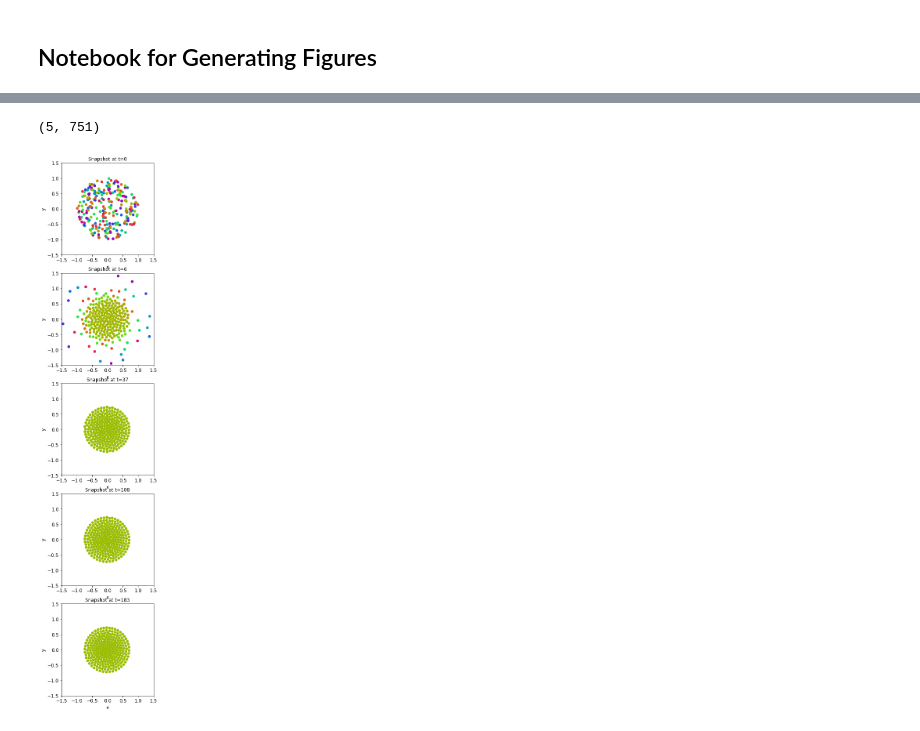
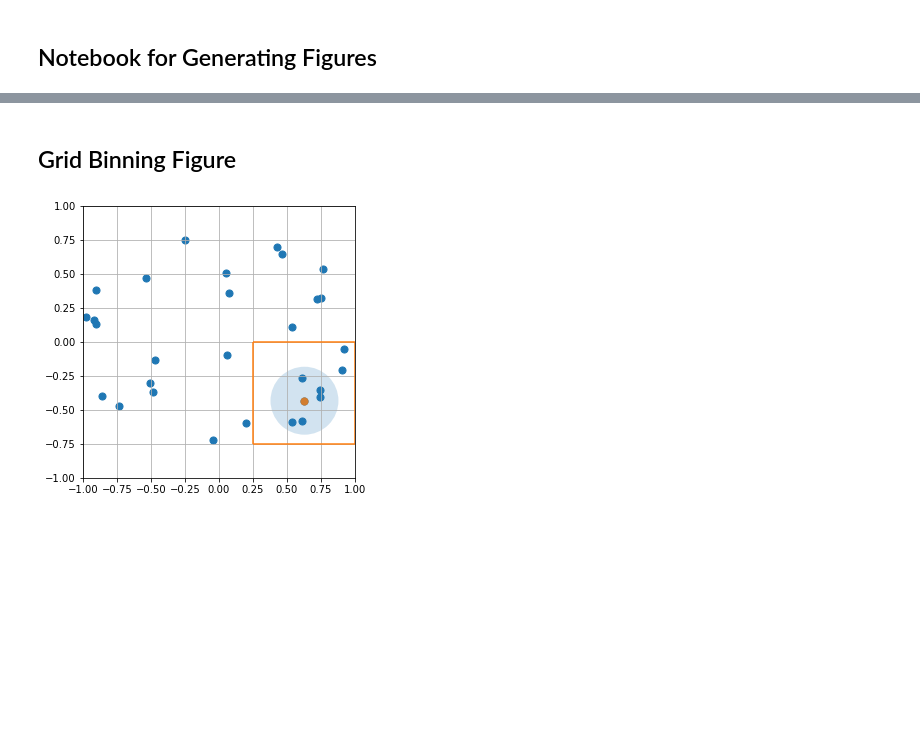
Before and after one commit to jscuds/am225_swarmalators, a Jupyter notebook: Figures.ipynb, the cells around one changed output, grey strips where cells are left out. Cells and saved outputs as stored; diff of their text form; code cells hidden in the pictures; blank space fills up the shorter version.

```diff
--- a/Figures.ipynb
+++ b/Figures.ipynb
@@ -148,10 +162,0 @@ data = data2[:250,:]
-# %%
-fig,ax = plt.subplots(1,1, figsize=(10,10))
-ax.scatter(data[:,1],data[:,2])
-# ax.hlines((max(s[:,4])+min(s[:,4]))/2.-0.25, min(s[:,3]), max(s[:,3]))
-# ax.vlines((max(s[:,3])+min(s[:,3]))/2., min(s[:,4]), max(s[:,4]))
-for i, label in enumerate(data[:,0]):
-    plt.annotate(label, (data[i,1],data[i,2]))
-#     circle = plt.Circle((s[i,3],s[i,4]), 0.5, alpha=0.2)
-#     ax.add_patch(circle)
-plt.show()
@@ -160,17 +163,28 @@ plt.show()
-# %%
-data2[::100].shape
-# %% [output]
-(5, 751)
-# %%
-# process data into separate arrays
-t,x,y,z,theta = split_data(data2[::100])
-# z = np.copy(y)
-
-# plot data
-title = ['$J=0.5, K=0.5$']
-fig,ax = plot(t,x,y,z,theta,title)
-plt.show()
-
-# fig.savefig('figs/' + results + '.png')
-# %% [output]
-[figure, removed]
+# %% [markdown]
+## Grid Binning Figure
+# %%
+random.seed(3)
+x,y = [],[]
+for i in range(30):
+    r, theta = [np.sqrt(random.random())*np.sqrt(1), 2*np.pi*random.random()]
+    x.append(r * np.cos(theta))
+    y.append(r * np.sin(theta))
+# %%
+fig,ax = plt.subplots(1,1, figsize=(5,5))
+
+ax.set_aspect('equal', adjustable='box')
+ax.grid()
+ax.set_xlim([-1,1])
+ax.set_ylim([-1,1])
+ax.hlines([0,-0.75], [0.25,0.25], [1,1], color='C1')
+ax.vlines([0.25,1], [0,0], [-0.75,-0.75], color='C1')
+circle = plt.Circle((x[24],y[24]), 0.25, alpha=0.2)
+ax.scatter(x,y,s=50)
+ax.scatter(x[24],y[24],color='C1',s=50)
+ax.add_patch(circle)
+
+plt.show()
+
+fig.savefig('figs/grid_binning.png')
+# %% [output]
+[figure, added]
```
Also changed, not shown: parts of 15 cells of this notebook, 3 other files.
